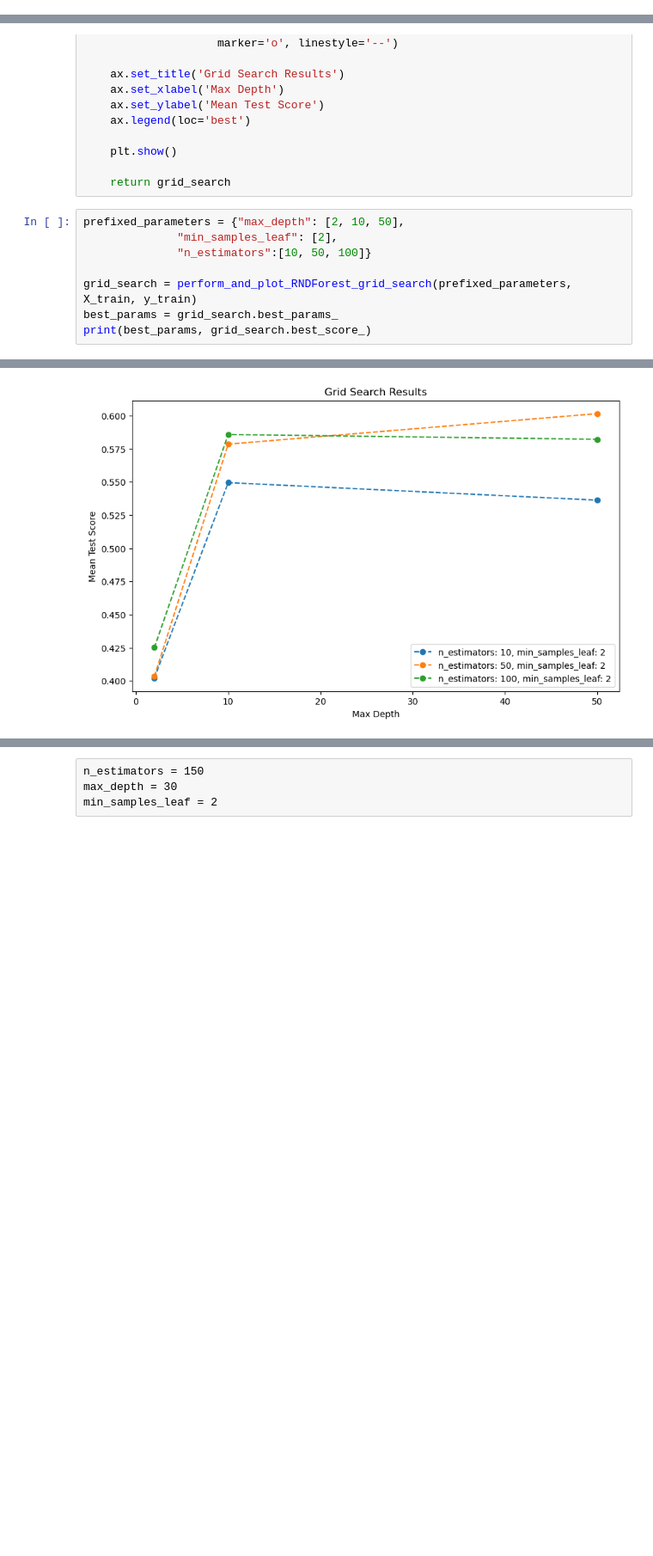
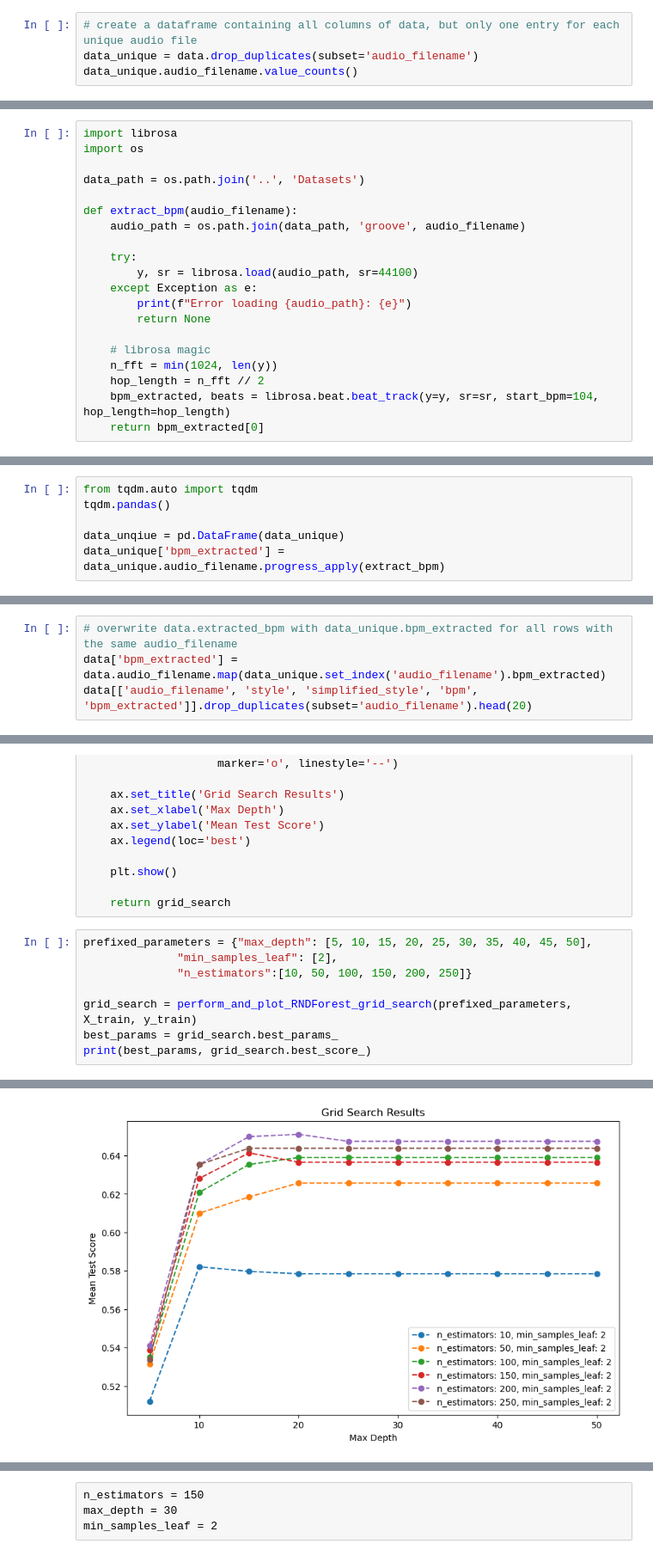
Before and after one commit to Knerten0815/GrooveLens, a Jupyter notebook: Notebooks/Multiclass_Random_Forest.ipynb, the cells around one changed output, grey strips where cells are left out. Shown at 86% size. Saved outputs shown, nothing was run; the diff lists cells and outputs as text; blank space fills up the shorter version.

Commit message:
extractd bpm using full audio file instead of jst sample and trained rnd forest again.

```diff
--- a/Notebooks/Multiclass_Random_Forest.ipynb
+++ b/Notebooks/Multiclass_Random_Forest.ipynb
@@ -38,0 +61,4 @@ memory usage: 393.9+ KB
+# %%
+# create a dataframe containing all columns of data, but only one entry for each unique audio file
+data_unique = data.drop_duplicates(subset='audio_filename')
+data_unique.audio_filename.value_counts()
@@ -38,0 +83,20 @@ memory usage: 393.9+ KB
+# %%
+import librosa
+import os
+
+data_path = os.path.join('..', 'Datasets')
+
+def extract_bpm(audio_filename):
+    audio_path = os.path.join(data_path, 'groove', audio_filename)
+
+    try:
+        y, sr = librosa.load(audio_path, sr=44100)
+    except Exception as e:
+        print(f"Error loading {audio_path}: {e}")
+        return None
+
+    # librosa magic
+    n_fft = min(1024, len(y))
+    hop_length = n_fft // 2
+    bpm_extracted, beats = librosa.beat.beat_track(y=y, sr=sr, start_bpm=104, hop_length=hop_length)
+    return bpm_extracted[0]
@@ -38,0 +118,6 @@ memory usage: 393.9+ KB
+# %%
+from tqdm.auto import tqdm
+tqdm.pandas()
+
+data_unqiue = pd.DataFrame(data_unique)
+data_unique['bpm_extracted'] = data_unique.audio_filename.progress_apply(extract_bpm)
@@ -38,0 +189,4 @@ memory usage: 393.9+ KB
+# %%
+# overwrite data.extracted_bpm with data_unique.bpm_extracted for all rows with the same audio_filename
+data['bpm_extracted'] = data.audio_filename.map(data_unique.set_index('audio_filename').bpm_extracted)
+data[['audio_filename', 'style', 'simplified_style', 'bpm', 'bpm_extracted']].drop_duplicates(subset='audio_filename').head(20)
@@ -242,9 +436,9 @@ def perform_and_plot_RNDForest_grid_search(parameters: dict, train_data, train_l
 
     return grid_search
 # %%
-prefixed_parameters = {"max_depth": [2, 10, 50],
+prefixed_parameters = {"max_depth": [5, 10, 15, 20, 25, 30, 35, 40, 45, 50],
               "min_samples_leaf": [2],
-              "n_estimators":[10, 50, 100]}
+              "n_estimators":[10, 50, 100, 150, 200, 250]}
 
 grid_search = perform_and_plot_RNDForest_grid_search(prefixed_parameters, X_train, y_train)
 best_params = grid_search.best_params_
@@ -254 +448 @@ Found no GridSearchCV at ..\data\RANDOM_FOREST_Extracted_BPM_grid_search-max_dep
-[figure, old version]
+[figure, new version]
```
Also changed, not shown: parts of 28 cells of this notebook, 5 other files.
